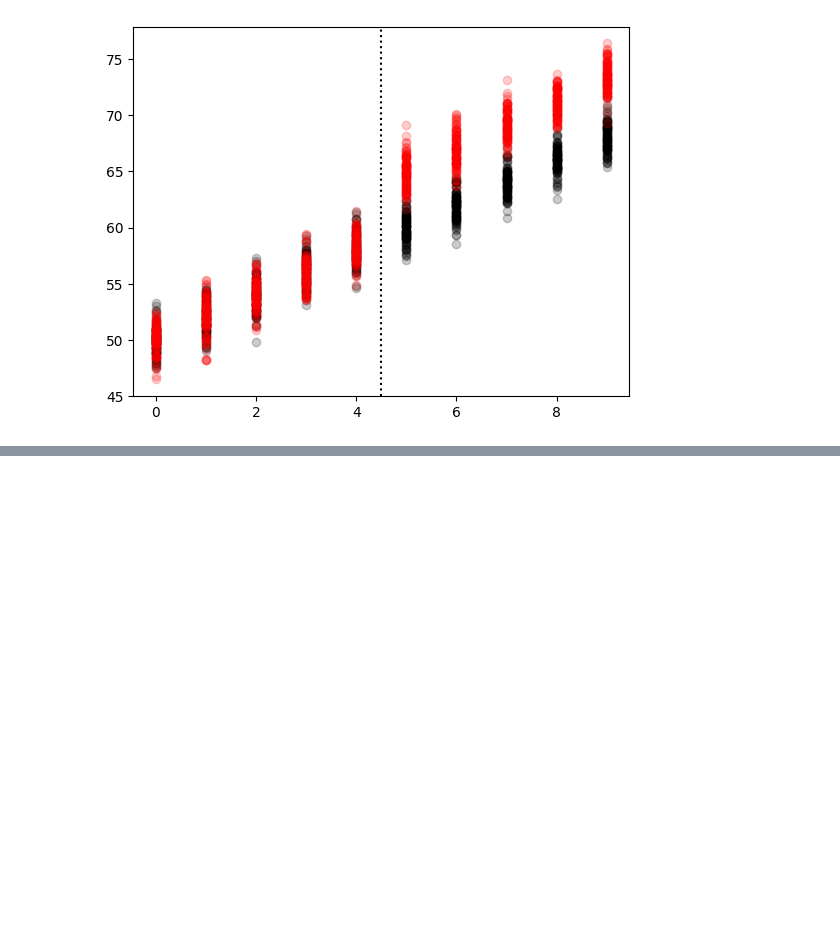
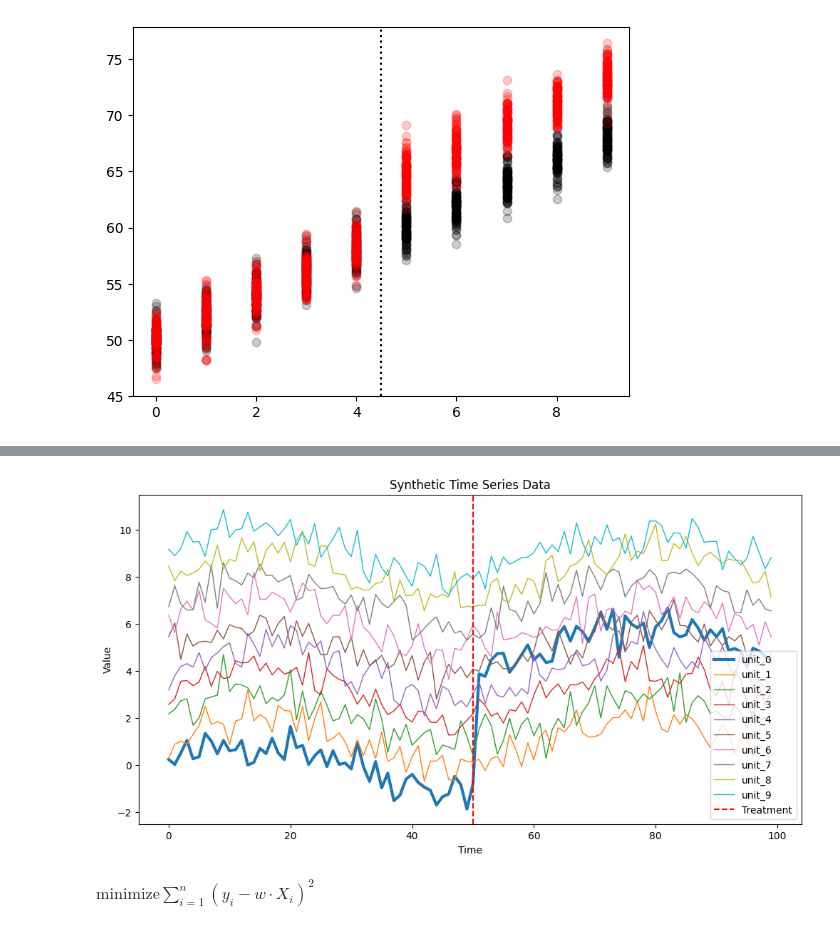
Before and after one commit to robetatis/expstudynotes, a Jupyter notebook: did.ipynb, the cells around one changed output, grey strips where cells are left out. Cells and saved outputs as stored; diff of their text form; code cells hidden in the pictures; blank space fills up the shorter version.

Commit message:
add synthetic control

```diff
--- a/did.ipynb
+++ b/did.ipynb
@@ -169,3 +170,46 @@ Covariance Type:            nonrobust
 
 Notes:
 [1] Standard Errors assume that the covariance matrix of the errors is correctly specified.
+# %%
+# Set random seed for reproducibility
+np.random.seed(42)
+
+# Generate synthetic time series data
+n_periods = 100
+n_units = 10
+
+time = np.arange(n_periods)
+units = np.arange(n_units)
+
+data = []
+
+# Generate data for control units (no treatment)
+for unit in units:
+    base = np.sin(0.1 * time) + unit + np.random.normal(scale=0.5, size=n_periods)
+    treated = (unit == 0)  # Let's say unit 0 is treated
+    effect = 5 * (time > 50) if treated else 0
+    data.append(base + effect)
+
+# Create DataFrame
+df = pd.DataFrame(data).T
+df.columns = [f'unit_{i}' for i in units]
+df['time'] = time
+
+# Melt DataFrame to long format for plotting
+df_long = df.melt(id_vars='time', var_name='unit', value_name='value')
+
+# Plotting the synthetic data
+plt.figure(figsize=(12, 6))
+for unit in df.columns[:-1]:
+    lw = 3 if unit == 'unit_0' else 1
+    plt.plot(df['time'], df[unit], label=unit, linewidth=lw)
+plt.axvline(x=50, color='red', linestyle='--', label='Treatment')
+plt.xlabel('Time')
+plt.ylabel('Value')
+plt.title('Synthetic Time Series Data')
+plt.legend()
+plt.show()
+# %% [output]
+[figure, added]
+# %% [markdown]
+$\text{minimize} \sum_{i=1}^{n} (y_i - w \cdot X_i)^2 $
```
Also changed, not shown: parts of 7 cells of this notebook.
